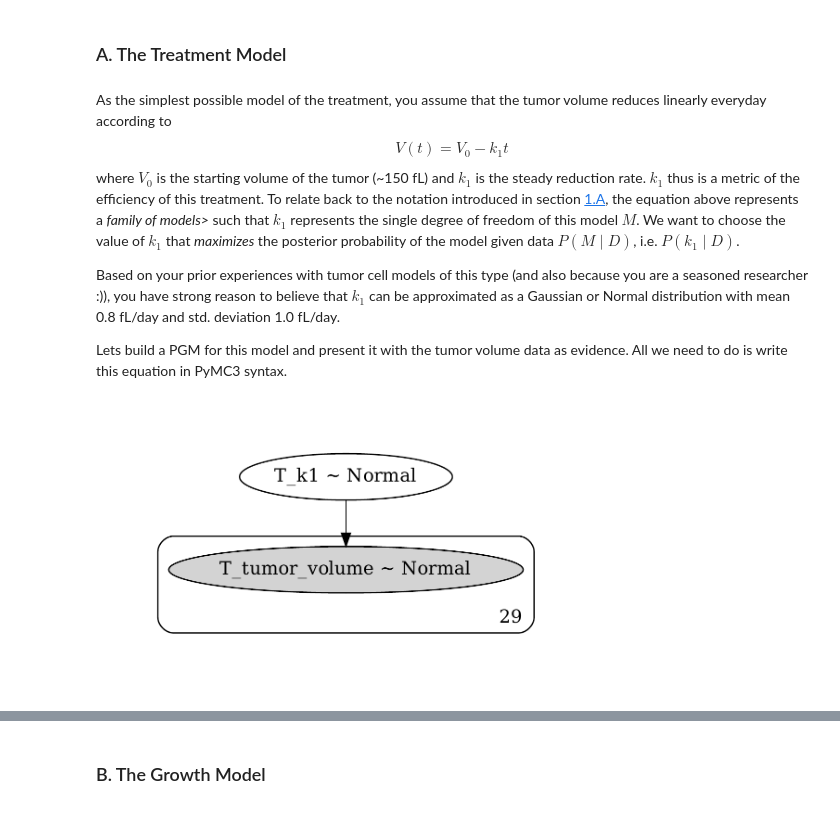
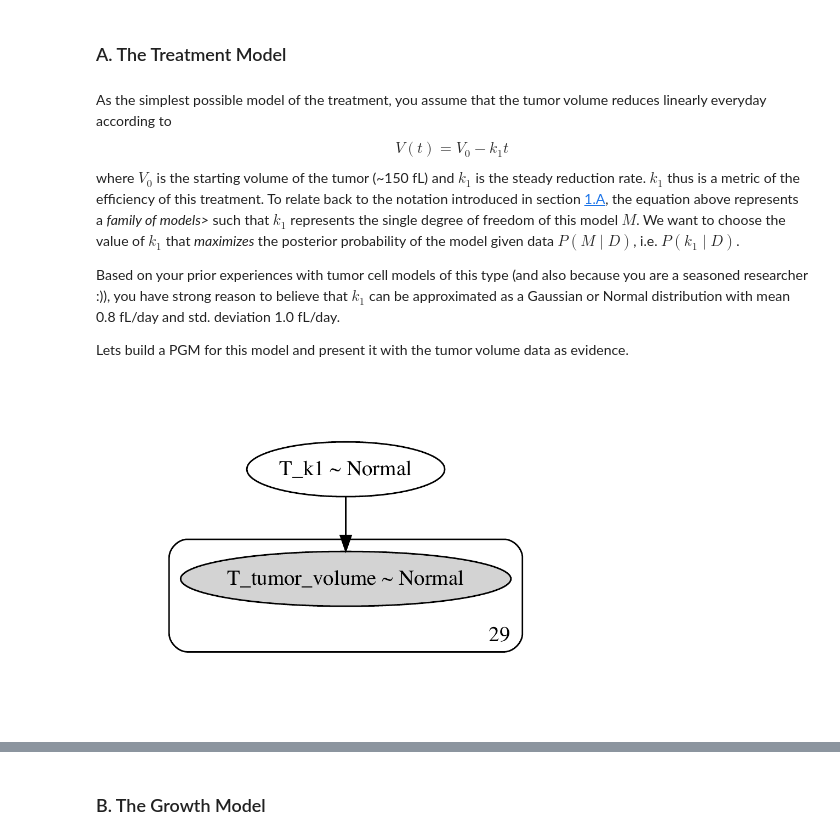
Before and after one commit to Tracyishere/Meta_Modeling_Demonstration_PBCC_2019, a Jupyter notebook: index.ipynb, the cells around one changed output, grey strips where cells are left out. Saved outputs shown, nothing was run; the diff lists cells and outputs as text; code cells hidden in the pictures.

```diff
--- a/index.ipynb
+++ b/index.ipynb
@@ -132,19 +143,21 @@ As the simplest possible model of the treatment, you assume that the tumor volum
 
 Based on your prior experiences with tumor cell models of this type (and also because you are a seasoned researcher :)), you have strong reason to believe that $k_1$ can be approximated as a Gaussian or Normal distribution with mean 0.8 fL/day and std. deviation 1.0 fL/day.
 
-Lets build a PGM for this model and present it with the tumor volume data as evidence. All we need to do is write this equation in PyMC3 syntax.
+Lets build a PGM for this model and present it with the tumor volume data as evidence.
 # %%
 @jit
 def TreatmentModel(name="T", inputs={}, evidence={}, start={}):
     t = inputs["t"]
     V0 = inputs["V0"]
     k1 = pm.Normal("k1", mu=0.8, sigma=1.0)
     V = pm.Normal("tumor_volume", mu=V0-k1*t, sigma=1.0, shape=len(t))
 
 m1 = TreatmentModel(name="T",
                     inputs={"t": time_data, "V0": initial_tumor_volume},
                     evidence={"T_tumor_volume": tumor_volume_data},
                     start={})
 tu.visualize_model(m1)
+
+tu.toggle_code()
 # %% [output]
-[figure, old version]
+[figure, new version]
```
Also changed, not shown: parts of 29 cells of this notebook, 2 other files.
